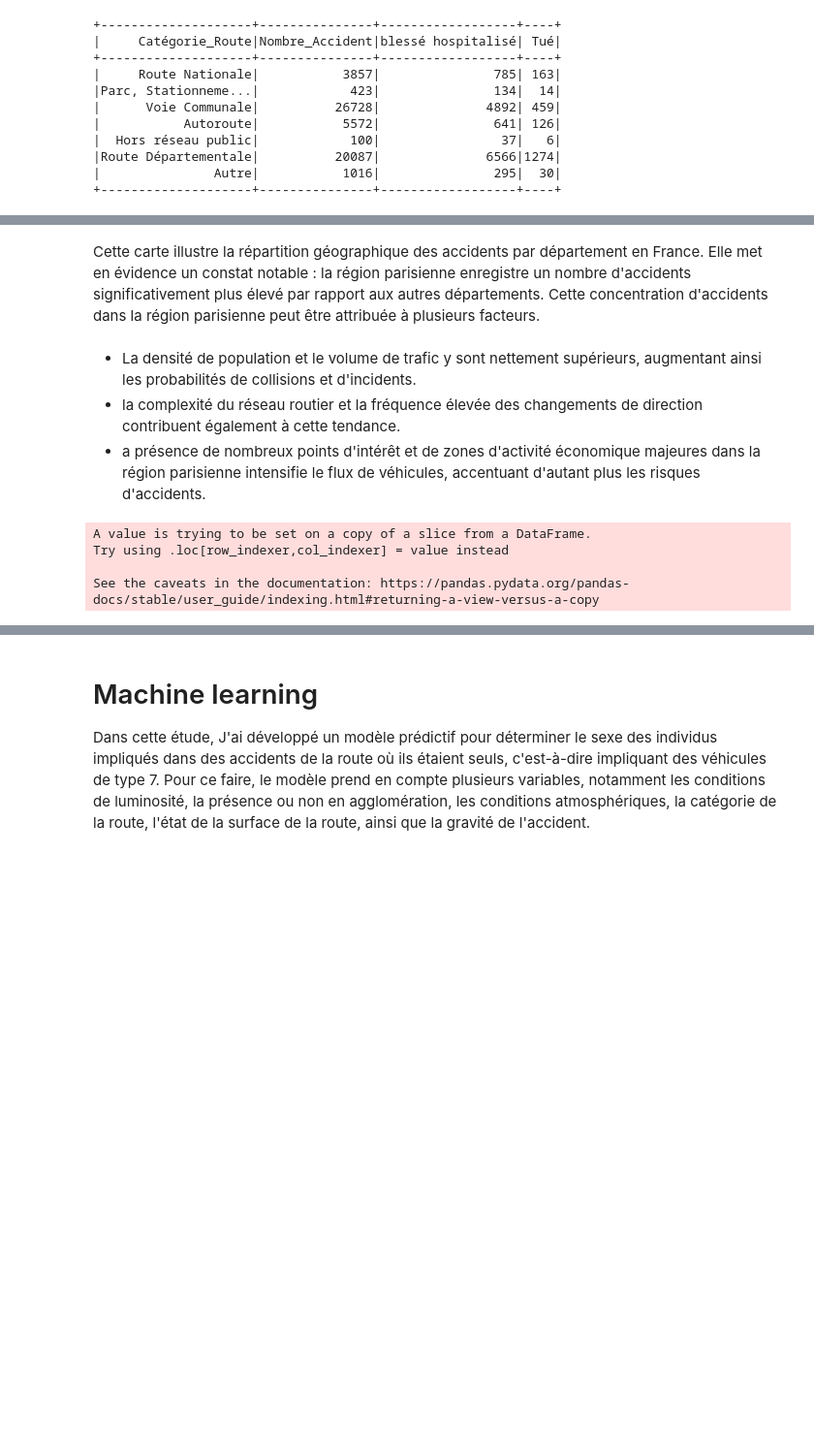
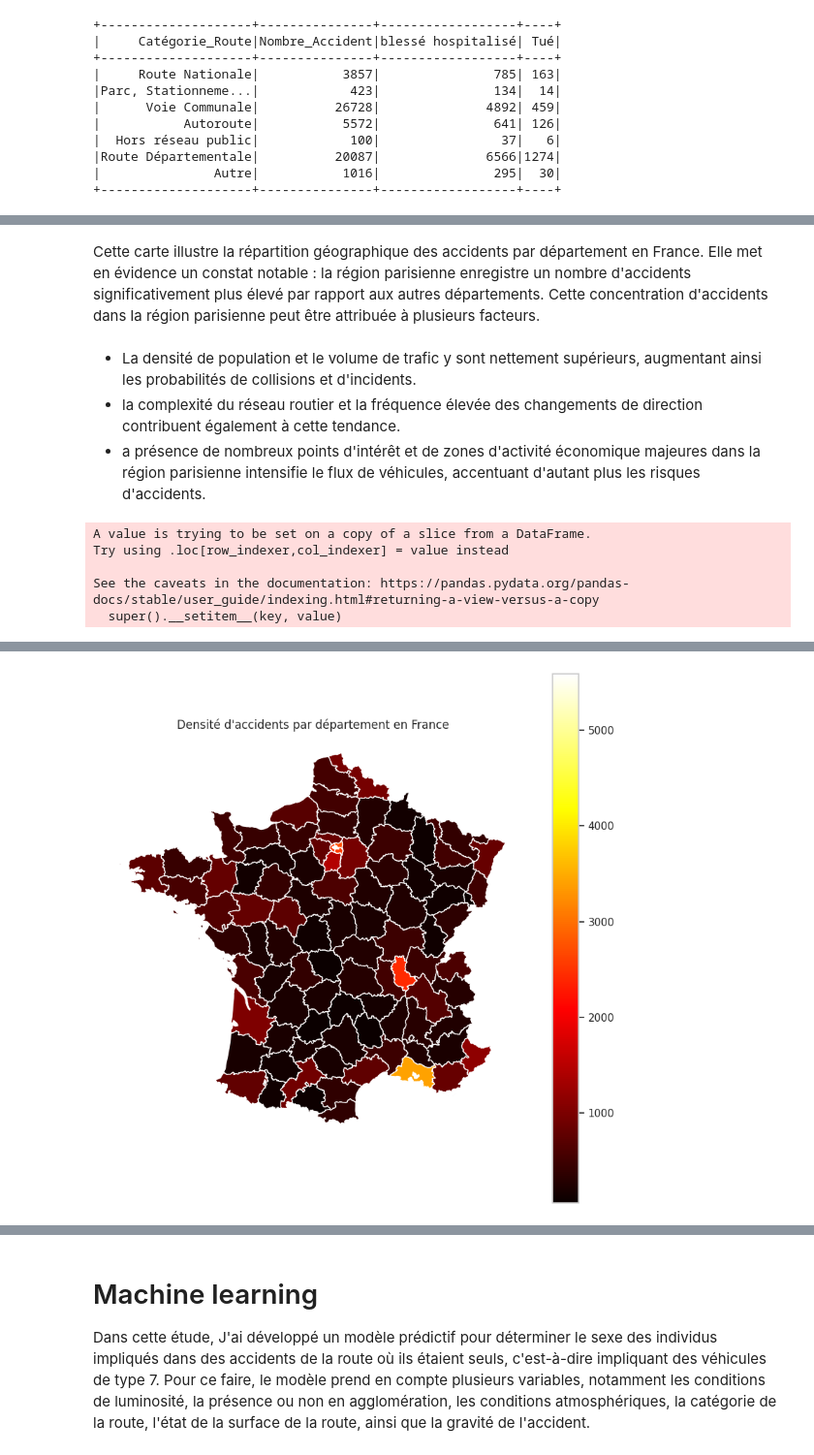
Before and after one commit to Chaanani/Analyse_Traffic_in_France, a Jupyter notebook: Analyse_Traffic_by_Spark.ipynb, the cells around one changed output, grey strips where cells are left out. Shown at 97% size. Cells and saved outputs as stored; diff of their text form; code cells hidden in the pictures; blank space fills up the shorter version.

```diff
--- a/Analyse_Traffic_by_Spark.ipynb
+++ b/Analyse_Traffic_by_Spark.ipynb
@@ -359,19 +373,21 @@ Ce graphique fournit une analyse détaillée de la fréquence des accidents de l
 # %%
-# @title
-def plotcartefrance_plotly(df):
+import geopandas as gpd
+import matplotlib.pyplot as plt
+from shapely.geometry import shape
+import pandas as pd
+
+def plotcartefrance_matplotlib(df):
     """
-    Cette méthode permet de dresser une carte de température de la France, montrant la densité d'accidents dans chaque département."""
-
+    Cette méthode permet de dresser une carte de température de la France, montrant la densité d'accidents dans chaque département.
+    """
     # Chargement des données géospatiales
     commune_france = gpd.read_file("/content/drive/MyDrive/departements-version-simplifiee.geojson")
+
+    # Préparation des données
     df = df.select(col("Département")/10, col("Nombre_Accident"))
     df = df.withColumn("dep", df["(Département / 10)"].cast(IntegerType())).select(col("dep"), col("Nombre_Accident"))
     df = df.groupBy("dep").agg(sum("Nombre_Accident").alias("somme_Accident_bydep"))
     df = df.toPandas()
-
-    condition = (~commune_france['code'].isin(['2A', '2B', 'Ain']))  # ajoutez d'autres valeurs non numériques si nécessaire
-    commune_france_filtered = commune_france[condition]
-    commune_france_filtered['code'] = commune_france_filtered['code'].astype(int)
 
     # Filtre et conversion des codes départementaux
     condition = (~commune_france['code'].isin(['2A', '2B', 'Ain']))  # Modifier selon besoin
@@ -381,42 +397,26 @@ def plotcartefrance_plotly(df):
     # Fusionner les DataFrames
     jf = commune_france_filtered.merge(df, left_on='code', right_on='dep')
 
-    # Créer le graphique avec Plotly Express
-    fig = px.choropleth(jf,
-                        geojson=jf.geometry.__geo_interface__,
-                        locations=jf.dep,
-                        color="somme_Accident_bydep",
-                        projection="mercator",
-                        color_continuous_scale="hot",
-                        hover_name="nom"  # Nom du département, si disponible dans le DataFrame
-                       )
+    # Créer la carte choroplèthe
+    fig, ax = plt.subplots(1, 1, figsize=(10, 10))
+    jf.plot(column='somme_Accident_bydep', ax=ax, legend=True, cmap='hot')
 
     # Mise à jour de la mise en page
-    fig.update_geos(fitbounds="locations", visible=False)
-    fig.update_layout(
-        title_text='Densité d\'accidents par département en France',
-        title_x=0.5,  # Centrer le titre
-        margin={"r":0,"t":30,"l":0,"b":0},  # Ajuster les marges
-        geo=dict(
-            landcolor='rgb(217, 217, 217)',  # Couleur de fond
-        )
-    )
-
-    # Ajouter une légende
-    fig.update_layout(coloraxis_colorbar=dict(
-        title="Nombre d'accidents",
-        thicknessmode="pixels", thickness=15,
-        lenmode="pixels", len=300
-    ))
+    ax.set_title('Densité d\'accidents par département en France')
+    ax.set_axis_off()  # Désactiver l'affichage des axes
 
     # Afficher la figure
-    fig.show()
+    plt.show()
     return jf
+
+
+
 display(Markdown("Cette carte illustre la répartition géographique des accidents par département en France. Elle met en évidence un constat notable : la région parisienne enregistre un nombre d'accidents significativement plus élevé par rapport aux autres départements. Cette concentration d'accidents dans la région parisienne peut être attribuée à plusieurs facteurs."))
 display(Markdown("""+ La densité de population et le volume de trafic y sont nettement supérieurs, augmentant ainsi les probabilités de collisions et d'incidents.
 + la complexité du réseau routier et la fréquence élevée des changements de direction contribuent également à cette tendance.
 + a présence de nombreux points d'intérêt et de zones d'activité économique majeures dans la région parisienne intensifie le flux de véhicules, accentuant d'autant plus les risques d'accidents."""))
-databydep = plotcartefrance_plotly(Acc_df)
+
+databydep = plotcartefrance_matplotlib(Acc_df)
 # %% [output]
 Cette carte illustre la répartition géographique des accidents par département en France. Elle met en évidence un constat notable : la région parisienne enregistre un nombre d'accidents significativement plus élevé par rapport aux autres départements. Cette concentration d'accidents dans la région parisienne peut être attribuée à plusieurs facteurs.
 + La densité de population et le volume de trafic y sont nettement supérieurs, augmentant ainsi les probabilités de collisions et d'incidents.
@@ -426,3 +426,4 @@ A value is trying to be set on a copy of a slice from a DataFrame.
 Try using .loc[row_indexer,col_indexer] = value instead
 
 See the caveats in the documentation: https://pandas.pydata.org/pandas-docs/stable/user_guide/indexing.html#returning-a-view-versus-a-copy
+  super().__setitem__(key, value)
@@ -430 +430,2 @@ See the caveats in the documentation: https://pandas.pydata.org/pandas-docs/stab
+[figure, added]
 # %%
```
Also changed, not shown: parts of 11 cells of this notebook.
